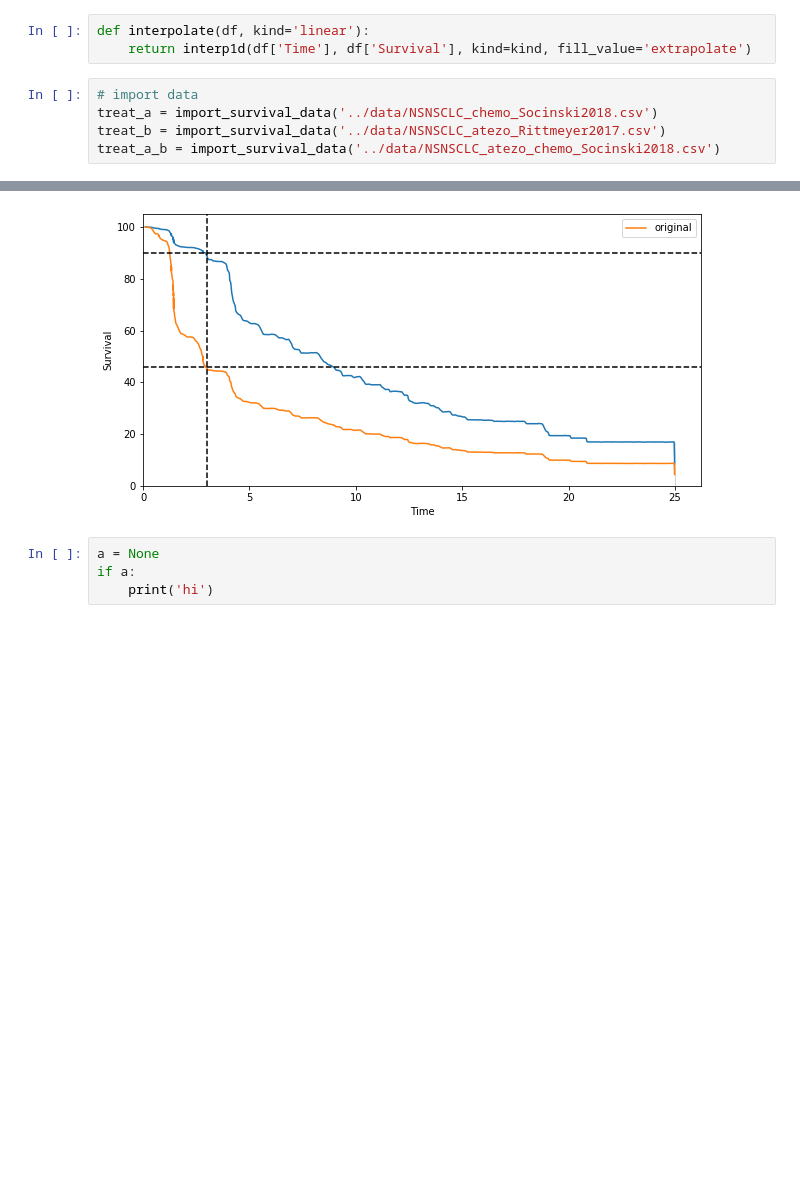
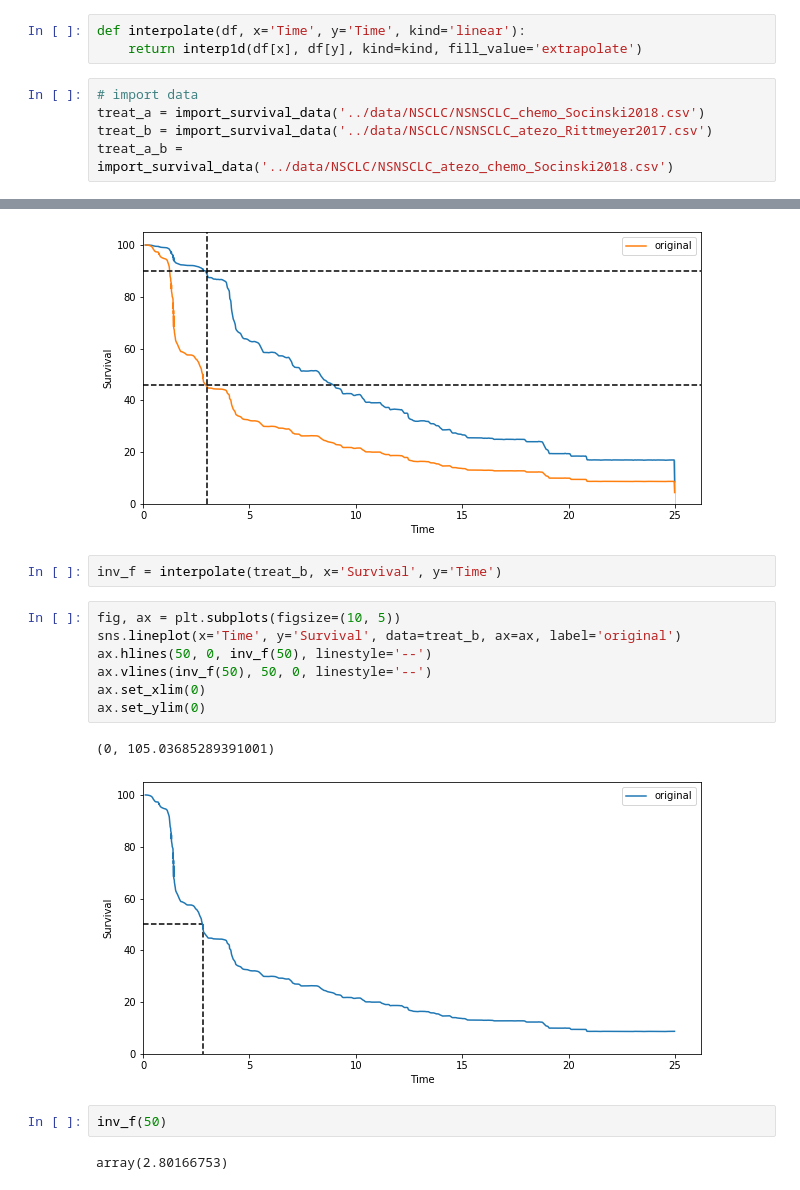
Before and after one commit to Wangmoaza/PalmerLab-Rotation, a Jupyter notebook: predict_comb_therapy_effect.ipynb, the cells around one changed output, grey strips where cells are left out. Saved outputs shown, nothing was run; the diff lists cells and outputs as text; blank space fills up the shorter version.

```diff
--- a/predict_comb_therapy_effect.ipynb
+++ b/predict_comb_therapy_effect.ipynb
@@ -18,13 +18,13 @@ def combined_prob(f_a, f_b, timecourse, rho=0.3):
     prob_a, prob_b = f_a(timecourse), f_b(timecourse)
     return _comb_prob(np.fmax(prob_a, prob_b), np.fmin(prob_a, prob_b), rho)
 # %%
-def interpolate(df, kind='linear'):
-    return interp1d(df['Time'], df['Survival'], kind=kind, fill_value='extrapolate')
+def interpolate(df, x='Time', y='Time', kind='linear'):
+    return interp1d(df[x], df[y], kind=kind, fill_value='extrapolate')
 # %%
 # import data
-treat_a = import_survival_data('../data/NSNSCLC_chemo_Socinski2018.csv')
-treat_b = import_survival_data('../data/NSNSCLC_atezo_Rittmeyer2017.csv')
-treat_a_b = import_survival_data('../data/NSNSCLC_atezo_chemo_Socinski2018.csv')
+treat_a = import_survival_data('../data/NSCLC/NSNSCLC_chemo_Socinski2018.csv')
+treat_b = import_survival_data('../data/NSCLC/NSNSCLC_atezo_Rittmeyer2017.csv')
+treat_a_b = import_survival_data('../data/NSCLC/NSNSCLC_atezo_chemo_Socinski2018.csv')
 # %%
 # interpolate
 f_a = interpolate(treat_a)
@@ -107,7 +107,19 @@ ax.set_ylim(0)
 # %% [output]
 (0, 105.03685289391001)
 [figure]
-# %%
-a = None
-if a:
-    print('hi')
+# %%
+inv_f = interpolate(treat_b, x='Survival', y='Time')
+# %%
+fig, ax = plt.subplots(figsize=(10, 5))
+sns.lineplot(x='Time', y='Survival', data=treat_b, ax=ax, label='original')
+ax.hlines(50, 0, inv_f(50), linestyle='--')
+ax.vlines(inv_f(50), 50, 0, linestyle='--')
+ax.set_xlim(0)
+ax.set_ylim(0)
+# %% [output]
+(0, 105.03685289391001)
+[figure, added]
+# %%
+inv_f(50)
+# %% [output]
+array(2.80166753)
```
Also changed, not shown: 4 other files.
